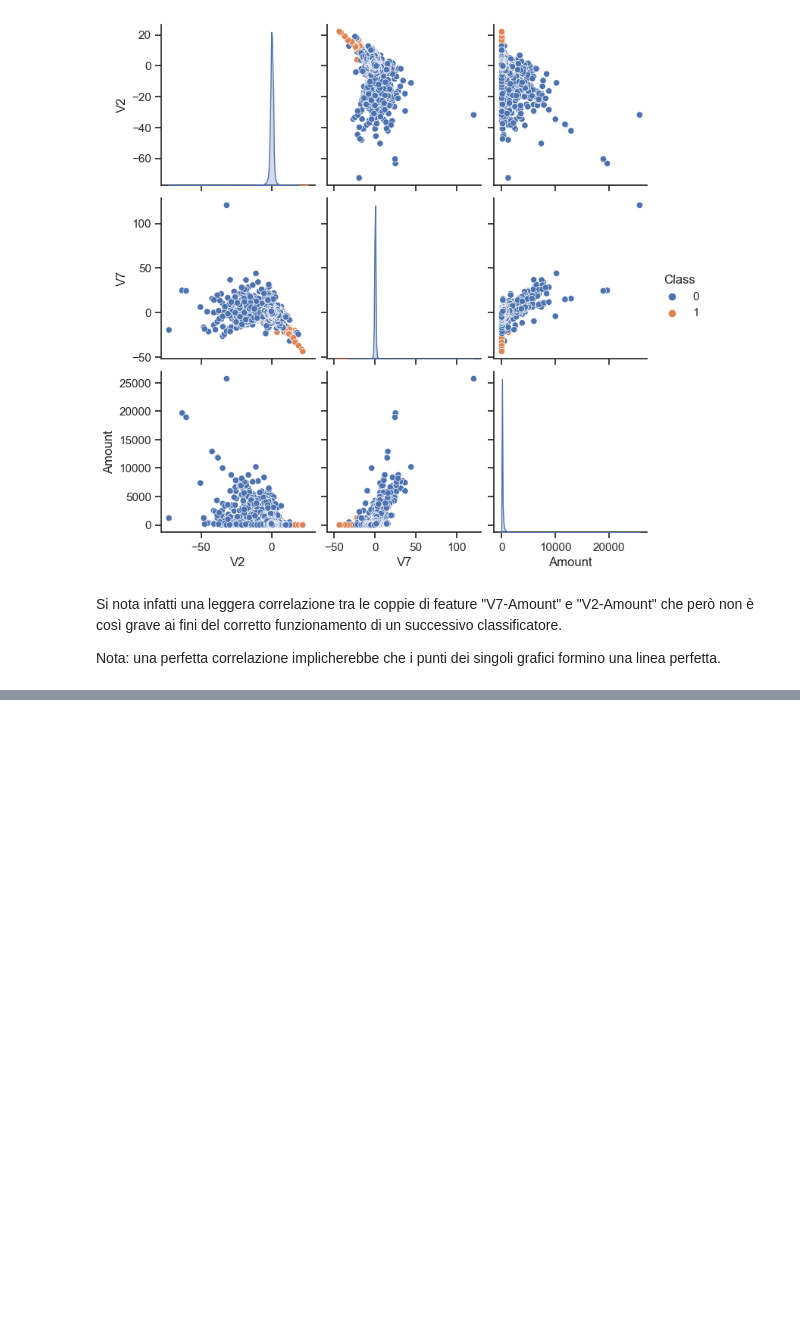
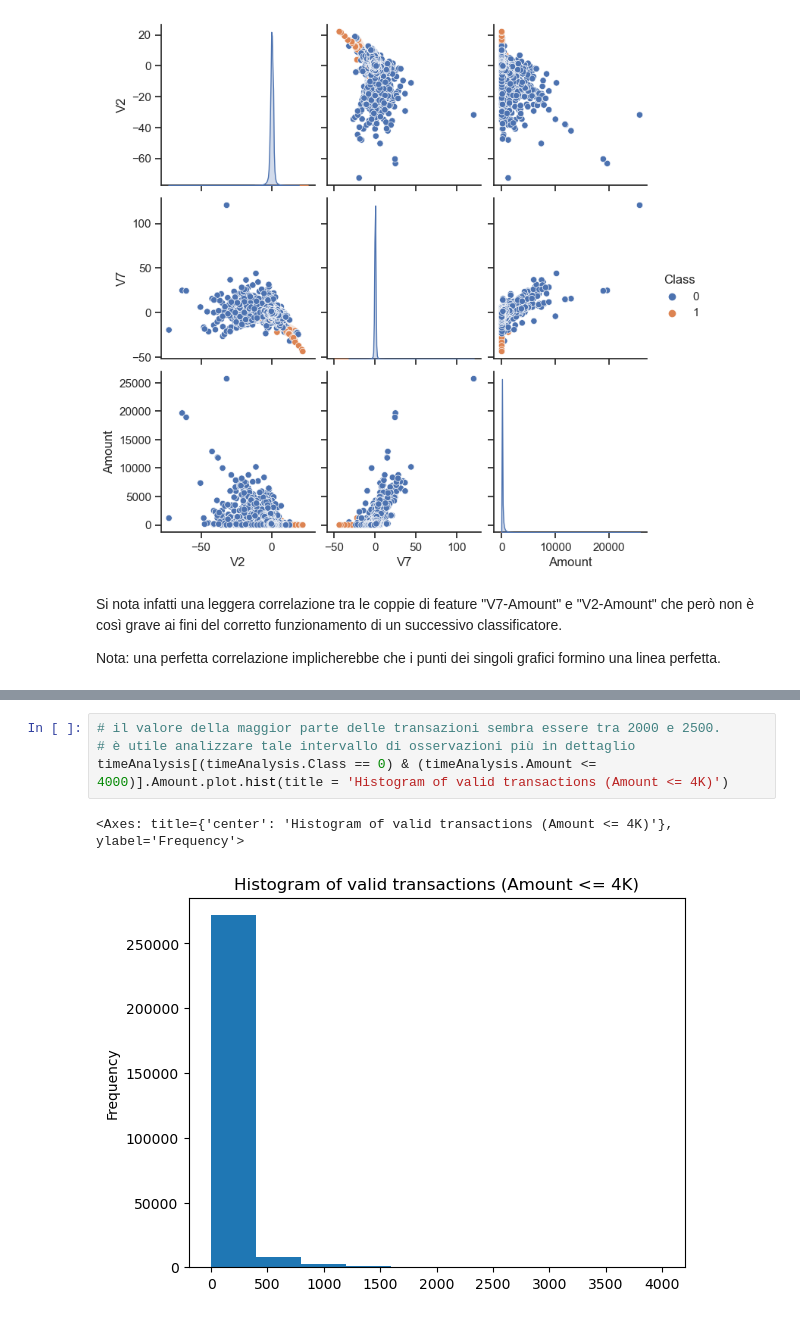
Before and after one commit to FrankDena/ProgettoML, a Jupyter notebook: progetto.ipynb, the cells around one changed output, grey strips where cells are left out. Cells and saved outputs as stored; diff of their text form; blank space fills up the shorter version.

```diff
--- a/progetto.ipynb
+++ b/progetto.ipynb
@@ -201,0 +253,7 @@ Nota: una perfetta correlazione implicherebbe che i punti dei singoli grafici fo
+# %%
+# il valore della maggior parte delle transazioni sembra essere tra 2000 e 2500.
+# è utile analizzare tale intervallo di osservazioni più in dettaglio
+timeAnalysis[(timeAnalysis.Class == 0) & (timeAnalysis.Amount <= 4000)].Amount.plot.hist(title = 'Histogram of valid transactions (Amount <= 4K)')
+# %% [output]
+<Axes: title={'center': 'Histogram of valid transactions (Amount <= 4K)'}, ylabel='Frequency'>
+[figure, added]
```
Also changed, not shown: parts of 20 cells of this notebook.
